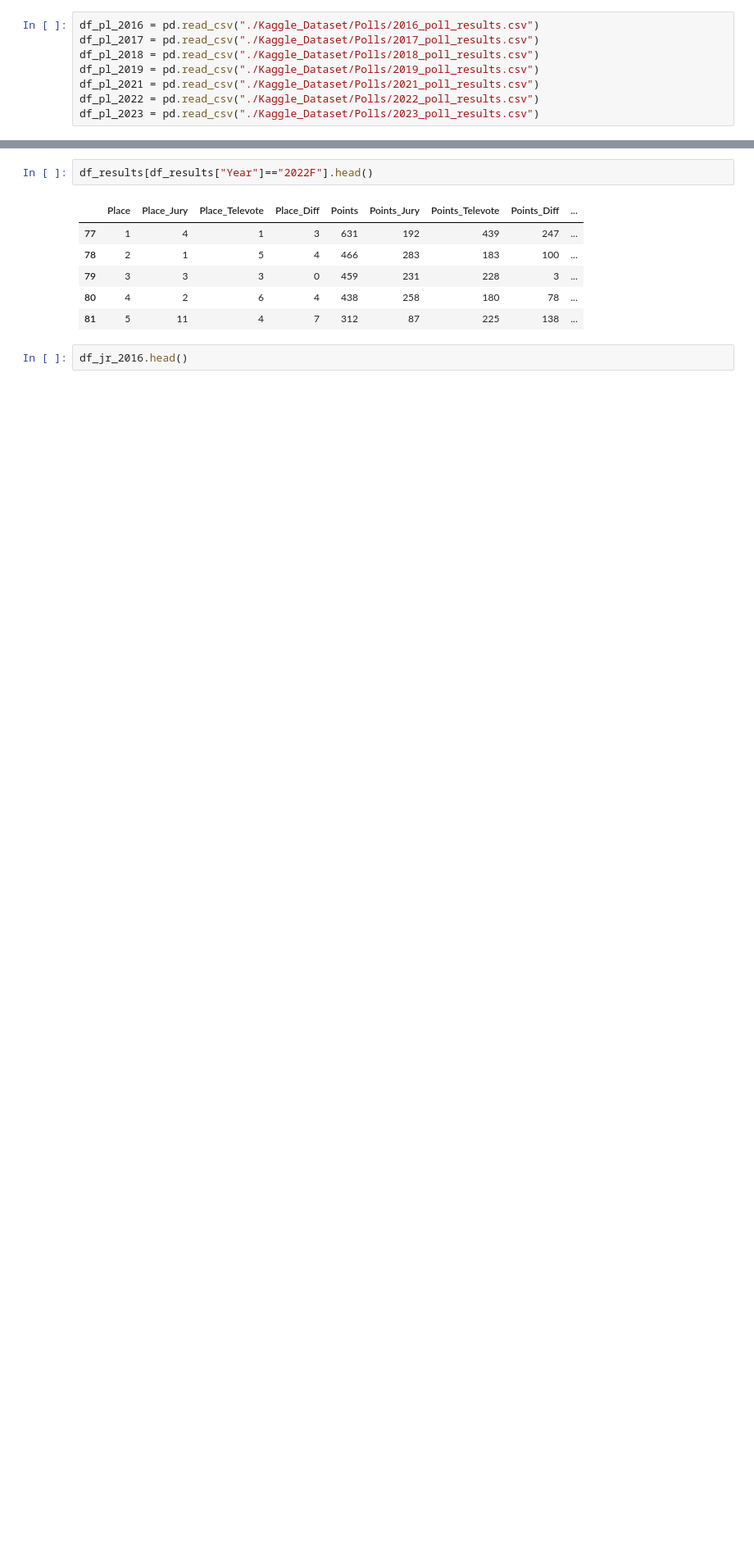
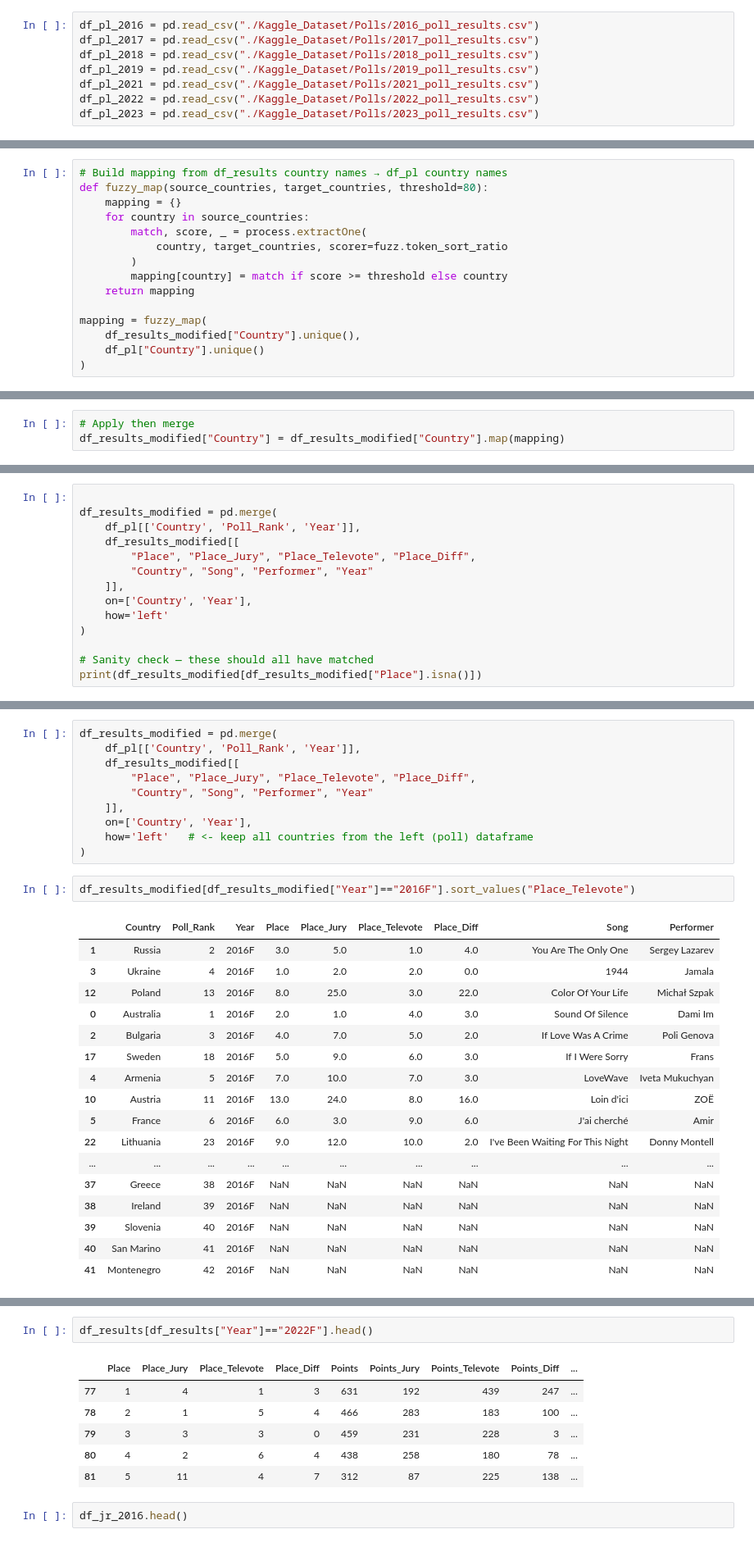
Before and after one commit to Magi-01/Repository, a Jupyter notebook: Data_Visualization/project.ipynb, the cells around one changed output, grey strips where cells are left out. Shown at 82% size. Saved outputs shown, nothing was run; the diff lists cells and outputs as text; blank space fills up the shorter version.

```diff
--- a/Data_Visualization/project.ipynb
+++ b/Data_Visualization/project.ipynb
@@ -131,0 +163,15 @@ df_pl_2023 = pd.read_csv("./Kaggle_Dataset/Polls/2023_poll_results.csv")
+# %%
+# Build mapping from df_results country names → df_pl country names
+def fuzzy_map(source_countries, target_countries, threshold=80):
+    mapping = {}
+    for country in source_countries:
+        match, score, _ = process.extractOne(
+            country, target_countries, scorer=fuzz.token_sort_ratio
+        )
+        mapping[country] = match if score >= threshold else country
+    return mapping
+
+mapping = fuzzy_map(
+    df_results_modified["Country"].unique(),
+    df_pl["Country"].unique()
+)
@@ -131,0 +182,3 @@ df_pl_2023 = pd.read_csv("./Kaggle_Dataset/Polls/2023_poll_results.csv")
+# %%
+# Apply then merge
+df_results_modified["Country"] = df_results_modified["Country"].map(mapping)
@@ -131,0 +205,14 @@ df_pl_2023 = pd.read_csv("./Kaggle_Dataset/Polls/2023_poll_results.csv")
+# %%
+
+df_results_modified = pd.merge(
+    df_pl[['Country', 'Poll_Rank', 'Year']],
+    df_results_modified[[
+        "Place", "Place_Jury", "Place_Televote", "Place_Diff",
+        "Country", "Song", "Performer", "Year"
+    ]],
+    on=['Country', 'Year'],
+    how='left'
+)
+
+# Sanity check — these should all have matched
+print(df_results_modified[df_results_modified["Place"].isna()])
@@ -131,0 +257,30 @@ df_pl_2023 = pd.read_csv("./Kaggle_Dataset/Polls/2023_poll_results.csv")
+# %%
+df_results_modified = pd.merge(
+    df_pl[['Country', 'Poll_Rank', 'Year']],
+    df_results_modified[[
+        "Place", "Place_Jury", "Place_Televote", "Place_Diff",
+        "Country", "Song", "Performer", "Year"
+    ]],
+    on=['Country', 'Year'],
+    how='left'   # <- keep all countries from the left (poll) dataframe
+)
+# %%
+df_results_modified[df_results_modified["Year"]=="2016F"].sort_values("Place_Televote")
+# %% [output]
+|  | Country | Poll_Rank | Year | Place | Place_Jury | Place_Televote | Place_Diff | Song | Performer |
+| 1 | Russia | 2 | 2016F | 3.0 | 5.0 | 1.0 | 4.0 | You Are The Only One | Sergey Lazarev |
+| 3 | Ukraine | 4 | 2016F | 1.0 | 2.0 | 2.0 | 0.0 | 1944 | Jamala |
+| 12 | Poland | 13 | 2016F | 8.0 | 25.0 | 3.0 | 22.0 | Color Of Your Life | Michał Szpak |
+| 0 | Australia | 1 | 2016F | 2.0 | 1.0 | 4.0 | 3.0 | Sound Of Silence | Dami Im |
+| 2 | Bulgaria | 3 | 2016F | 4.0 | 7.0 | 5.0 | 2.0 | If Love Was A Crime | Poli Genova |
+| 17 | Sweden | 18 | 2016F | 5.0 | 9.0 | 6.0 | 3.0 | If I Were Sorry | Frans |
+| 4 | Armenia | 5 | 2016F | 7.0 | 10.0 | 7.0 | 3.0 | LoveWave | Iveta Mukuchyan |
+| 10 | Austria | 11 | 2016F | 13.0 | 24.0 | 8.0 | 16.0 | Loin d'ici | ZOË |
+| 5 | France | 6 | 2016F | 6.0 | 3.0 | 9.0 | 6.0 | J'ai cherché | Amir |
+| 22 | Lithuania | 23 | 2016F | 9.0 | 12.0 | 10.0 | 2.0 | I've Been Waiting For This Night | Donny Montell |
+| ... | ... | ... | ... | ... | ... | ... | ... | ... | ... |
+| 37 | Greece | 38 | 2016F | NaN | NaN | NaN | NaN | NaN | NaN |
+| 38 | Ireland | 39 | 2016F | NaN | NaN | NaN | NaN | NaN | NaN |
+| 39 | Slovenia | 40 | 2016F | NaN | NaN | NaN | NaN | NaN | NaN |
+| 40 | San Marino | 41 | 2016F | NaN | NaN | NaN | NaN | NaN | NaN |
+| 41 | Montenegro | 42 | 2016F | NaN | NaN | NaN | NaN | NaN | NaN |
```
Also changed, not shown: parts of 96 cells of this notebook, 22 other files.
